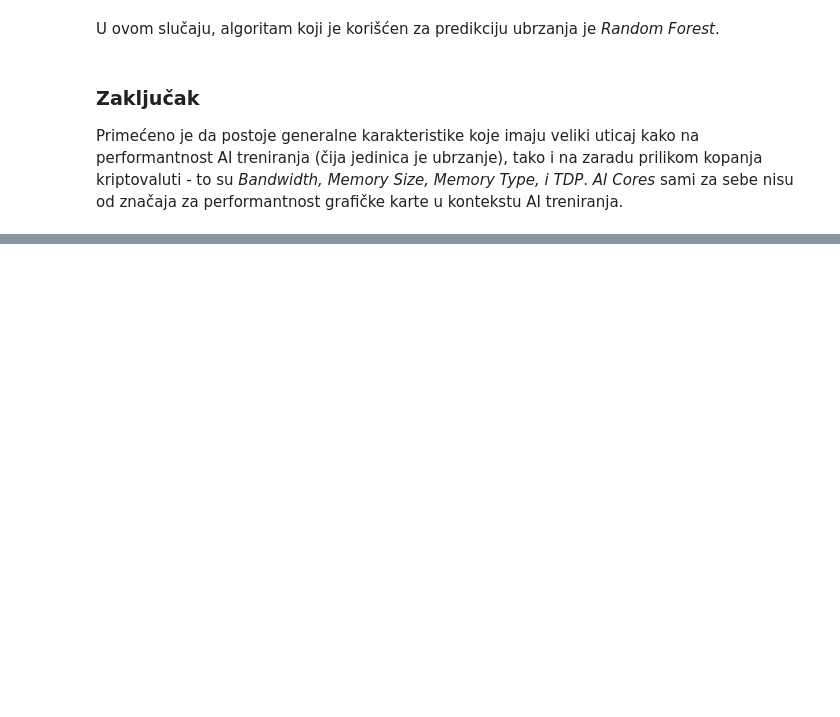
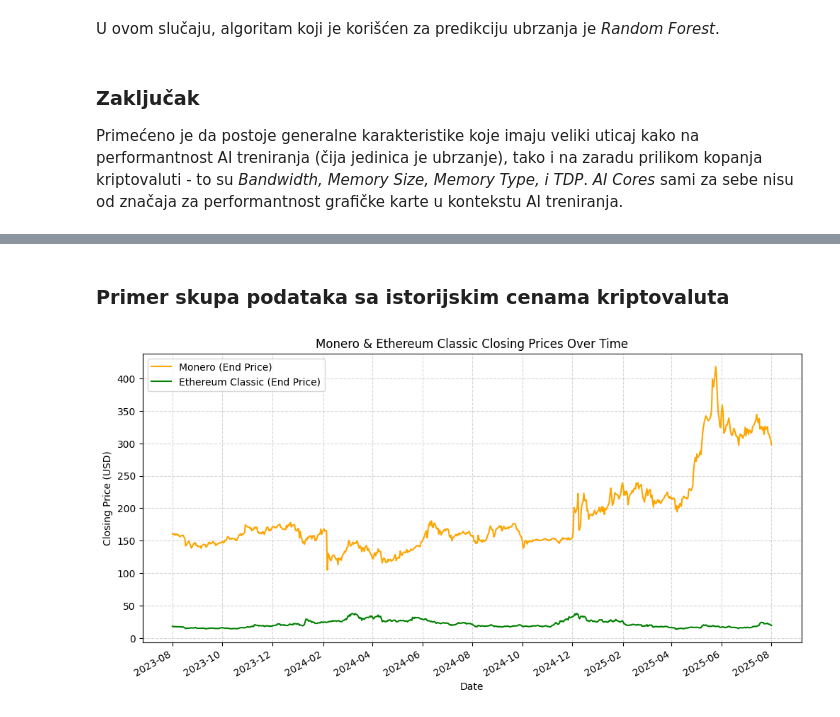
Before and after one commit to dXellor/consumer-gpu-price-analysis, a Jupyter notebook: project.ipynb, the cells around one changed output, grey strips where cells are left out. Cells and saved outputs as stored; diff of their text form; code cells hidden in the pictures; blank space fills up the shorter version.

Commit message:
feat: add timeseries analysis and price predictions

```diff
--- a/project.ipynb
+++ b/project.ipynb
@@ -1395,0 +1445,28 @@ Primećeno je da postoje generalne karakteristike koje imaju veliki uticaj kako
+# %% [markdown]
+### Primer skupa podataka sa istorijskim cenama kriptovaluta
+# %%
+df_monero_prices = pd.read_csv(f"{DATA_DIR}/monero_2023-08-01_2025-08-01.csv")
+df_monero_prices['date'] = pd.to_datetime(df_monero_prices[df_monero_prices.columns[0]])
+df_monero_prices = df_monero_prices.set_index('date')
+df_monero_prices
+
+df_etc_prices = pd.read_csv(f"{DATA_DIR}/ethereum-classic_2023-08-01_2025-08-01.csv")
+df_etc_prices['date'] = pd.to_datetime(df_etc_prices[df_etc_prices.columns[0]])
+df_etc_prices = df_etc_prices.set_index('date')
+df_etc_prices
+
+fig, ax = plt.subplots(figsize=(12,6))
+ax.plot(df_monero_prices.index, df_monero_prices['Close'], color='orange', label='Monero (End Price)')
+ax.plot(df_etc_prices.index, df_etc_prices['Close'], color='green', label='Ethereum Classic (End Price)')
+ax.set_xlabel('Date')
+ax.set_ylabel('Closing Price (USD)')
+ax.set_title('Monero & Ethereum Classic Closing Prices Over Time')
+ax.legend(loc='upper left')
+ax.grid(True, linestyle='--', alpha=0.5)
+
+# Format x-axis
+ax.xaxis.set_major_formatter(mdates.DateFormatter('%Y-%m'))
+ax.xaxis.set_major_locator(mdates.MonthLocator(interval=2))
+fig.autofmt_xdate()
+# %% [output]
+[figure, added]
```
Also changed, not shown: parts of 22 cells of this notebook, 3 other files.
